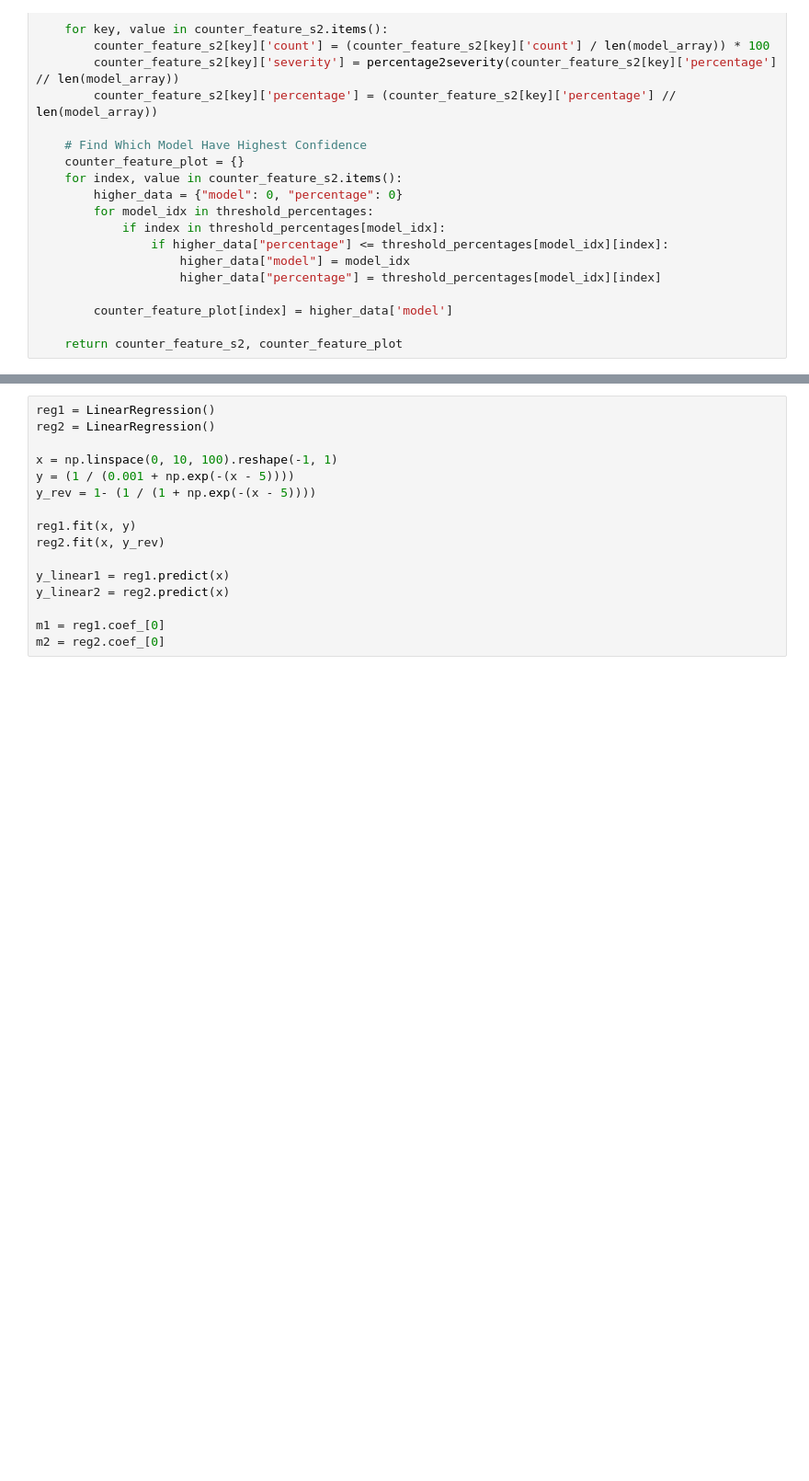
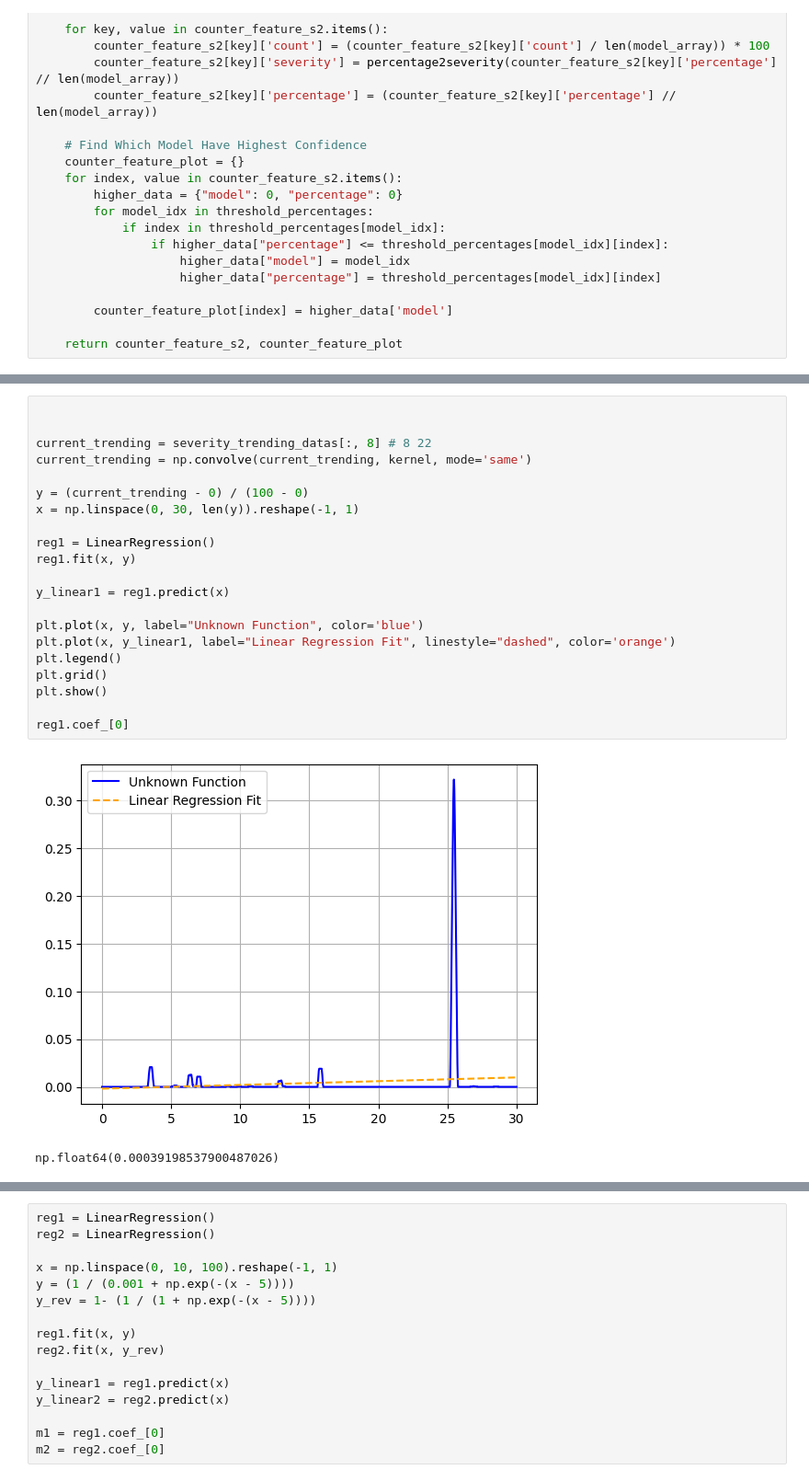
Before and after one commit to arkiven4/tinymonitor-web, a Jupyter notebook: try1.ipynb, the cells around one changed output, grey strips where cells are left out. Shown at 92% size. Cells and saved outputs as stored; diff of their text form; blank space fills up the shorter version.

```diff
--- a/try1.ipynb
+++ b/try1.ipynb
@@ -250,0 +227,24 @@ from sklearn.linear_model import LinearRegression
+# %%
+
+
+current_trending = severity_trending_datas[:, 8] # 8 22
+current_trending = np.convolve(current_trending, kernel, mode='same')
+
+y = (current_trending - 0) / (100 - 0)
+x = np.linspace(0, 30, len(y)).reshape(-1, 1)
+
+reg1 = LinearRegression()
+reg1.fit(x, y)
+
+y_linear1 = reg1.predict(x)
+
+plt.plot(x, y, label="Unknown Function", color='blue')
+plt.plot(x, y_linear1, label="Linear Regression Fit", linestyle="dashed", color='orange')
+plt.legend()
+plt.grid()
+plt.show()
+
+reg1.coef_[0]
+# %% [output]
+[figure, added]
+np.float64(0.00039198537900487026)
```
Also changed, not shown: parts of 20 cells of this notebook, 24 other files.
